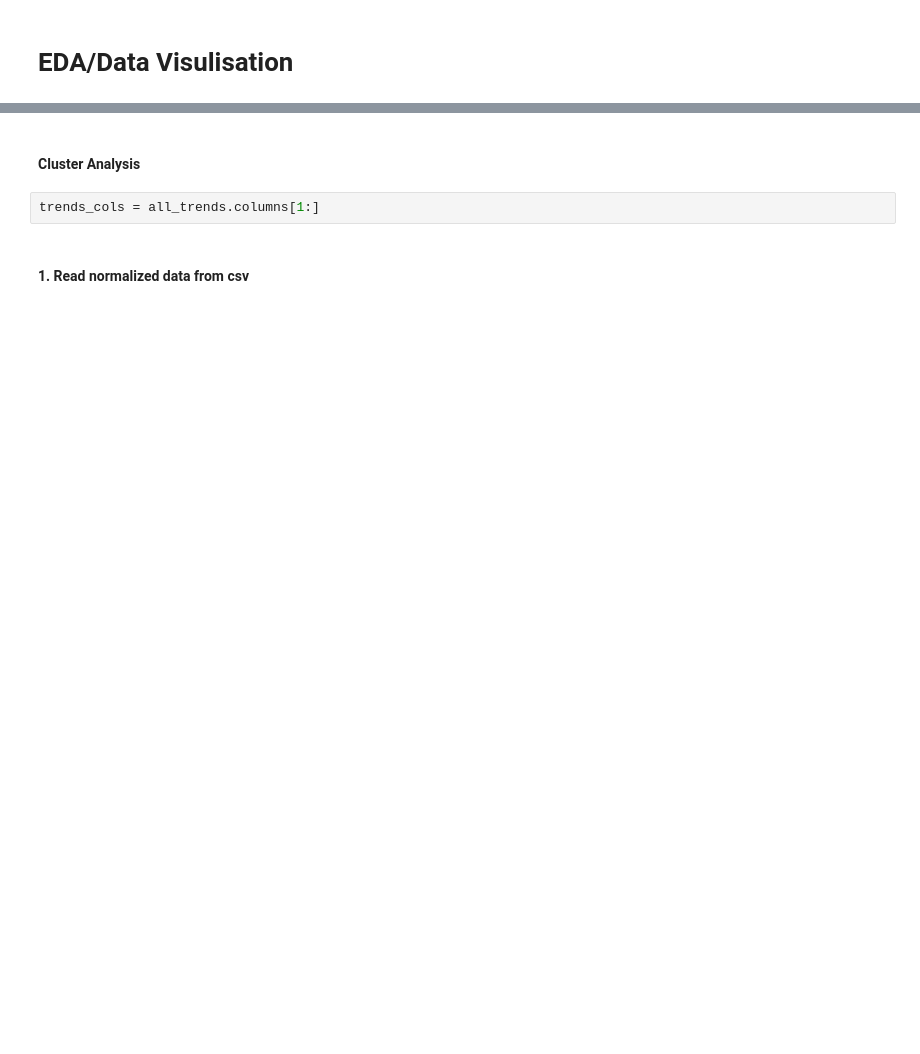
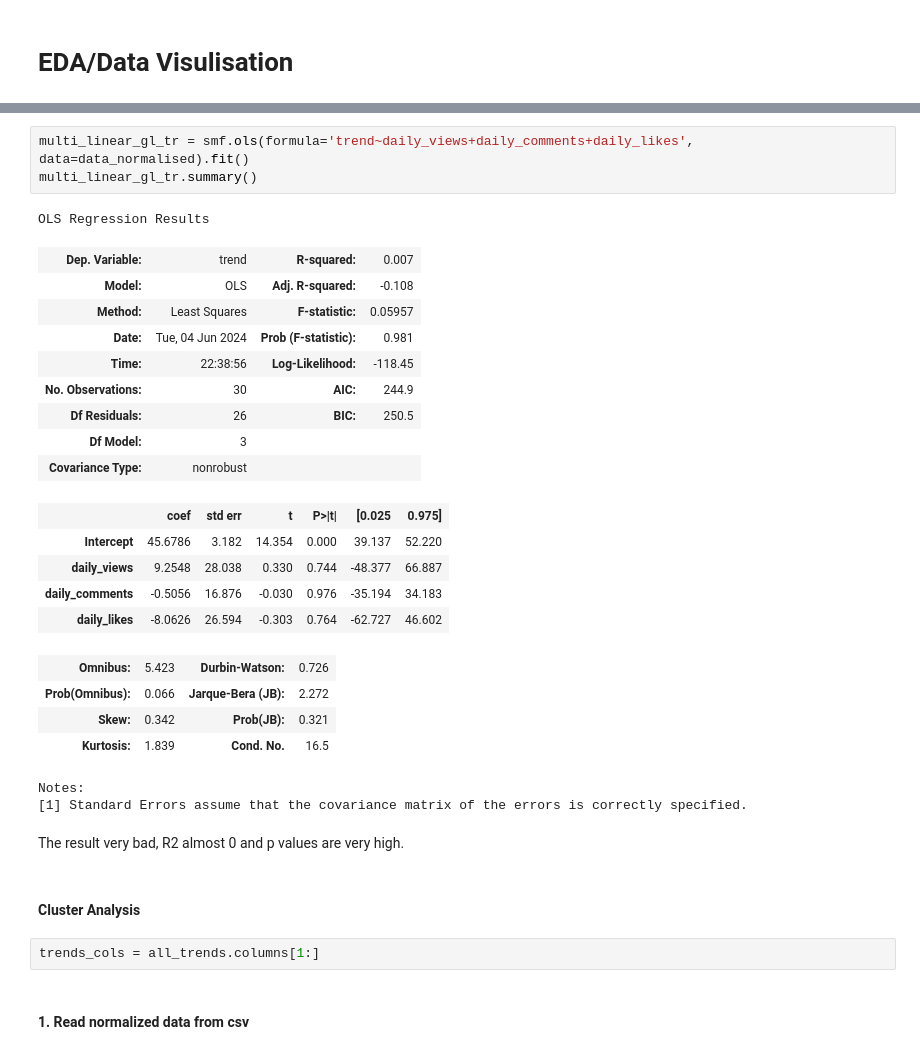
Before and after one commit to FibonacciAlex/755_project_4, a Jupyter notebook: Final Report Files - Group 2/Report - The News Trend Predictor - Data Mastery Group Project.ipynb, the cells around one changed output, grey strips where cells are left out. Cells and saved outputs as stored; diff of their text form; blank space fills up the shorter version.

```diff
--- a/Final Report Files - Group 2/Report - The News Trend Predictor - Data Mastery Group Project.ipynb
+++ b/Final Report Files - Group 2/Report - The News Trend Predictor - Data Mastery Group Project.ipynb
@@ -183,3 +192,30 @@ date
+# %%
+multi_linear_gl_tr = smf.ols(formula='trend~daily_views+daily_comments+daily_likes', data=data_normalised).fit()
+multi_linear_gl_tr.summary()
+# %% [output]
+OLS Regression Results
+| Dep. Variable: | trend | R-squared: | 0.007 |
+| Model: | OLS | Adj. R-squared: | -0.108 |
+| Method: | Least Squares | F-statistic: | 0.05957 |
+| Date: | Tue, 04 Jun 2024 | Prob (F-statistic): | 0.981 |
+| Time: | 22:38:56 | Log-Likelihood: | -118.45 |
+| No. Observations: | 30 | AIC: | 244.9 |
+| Df Residuals: | 26 | BIC: | 250.5 |
+| Df Model: | 3 |  |  |
+| Covariance Type: | nonrobust |  |  |
+|  | coef | std err | t | P>|t| | [0.025 | 0.975] |
+| Intercept | 45.6786 | 3.182 | 14.354 | 0.000 | 39.137 | 52.220 |
+| daily_views | 9.2548 | 28.038 | 0.330 | 0.744 | -48.377 | 66.887 |
+| daily_comments | -0.5056 | 16.876 | -0.030 | 0.976 | -35.194 | 34.183 |
+| daily_likes | -8.0626 | 26.594 | -0.303 | 0.764 | -62.727 | 46.602 |
+| Omnibus: | 5.423 | Durbin-Watson: | 0.726 |
+| Prob(Omnibus): | 0.066 | Jarque-Bera (JB): | 2.272 |
+| Skew: | 0.342 | Prob(JB): | 0.321 |
+| Kurtosis: | 1.839 | Cond. No. | 16.5 |
+Notes:
+[1] Standard Errors assume that the covariance matrix of the errors is correctly specified.
+# %% [markdown]
+The result very bad, R2 almost 0 and p values are very high.
 # %% [markdown]
 #### Cluster Analysis
 # %%
```
Also changed, not shown: parts of 7 cells of this notebook.
